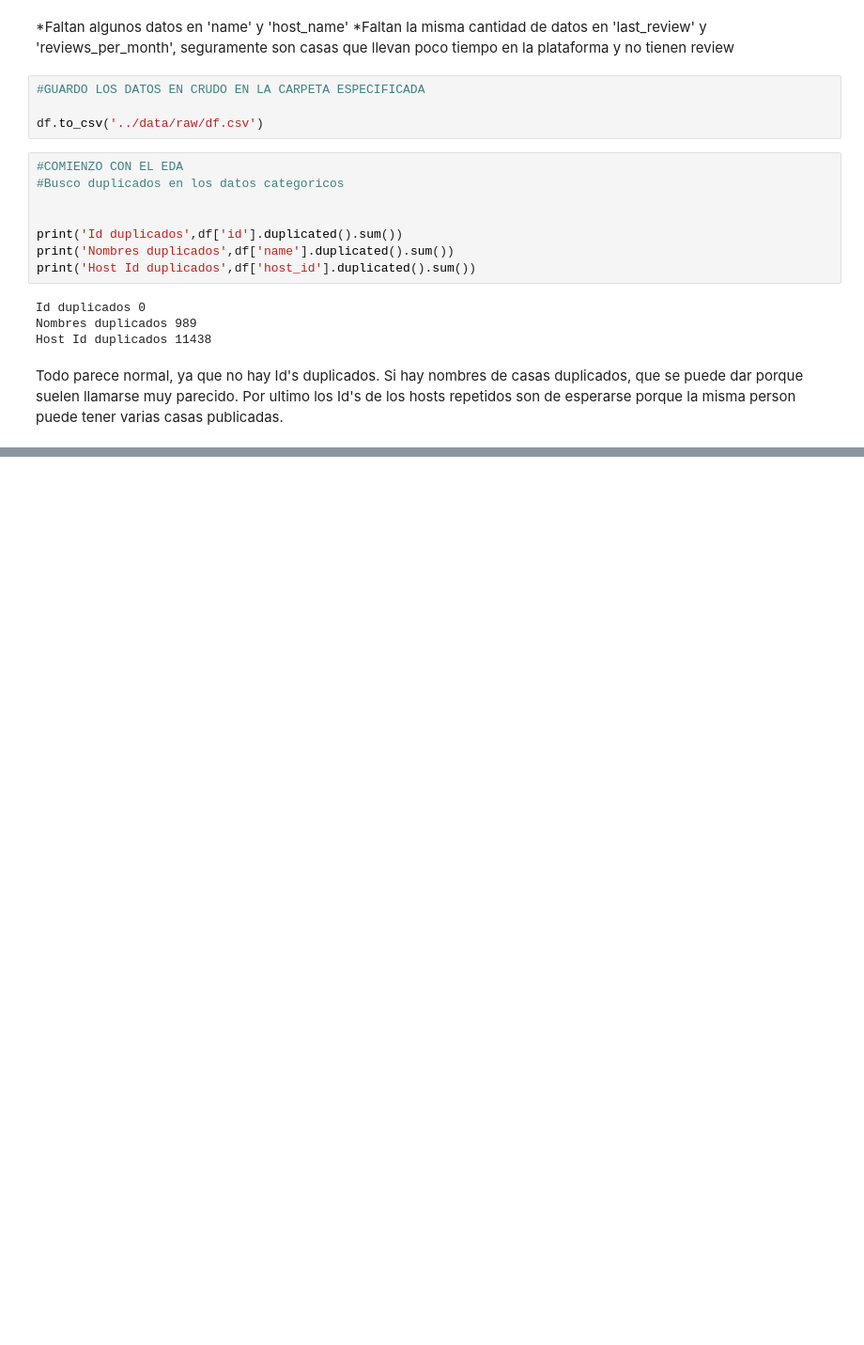
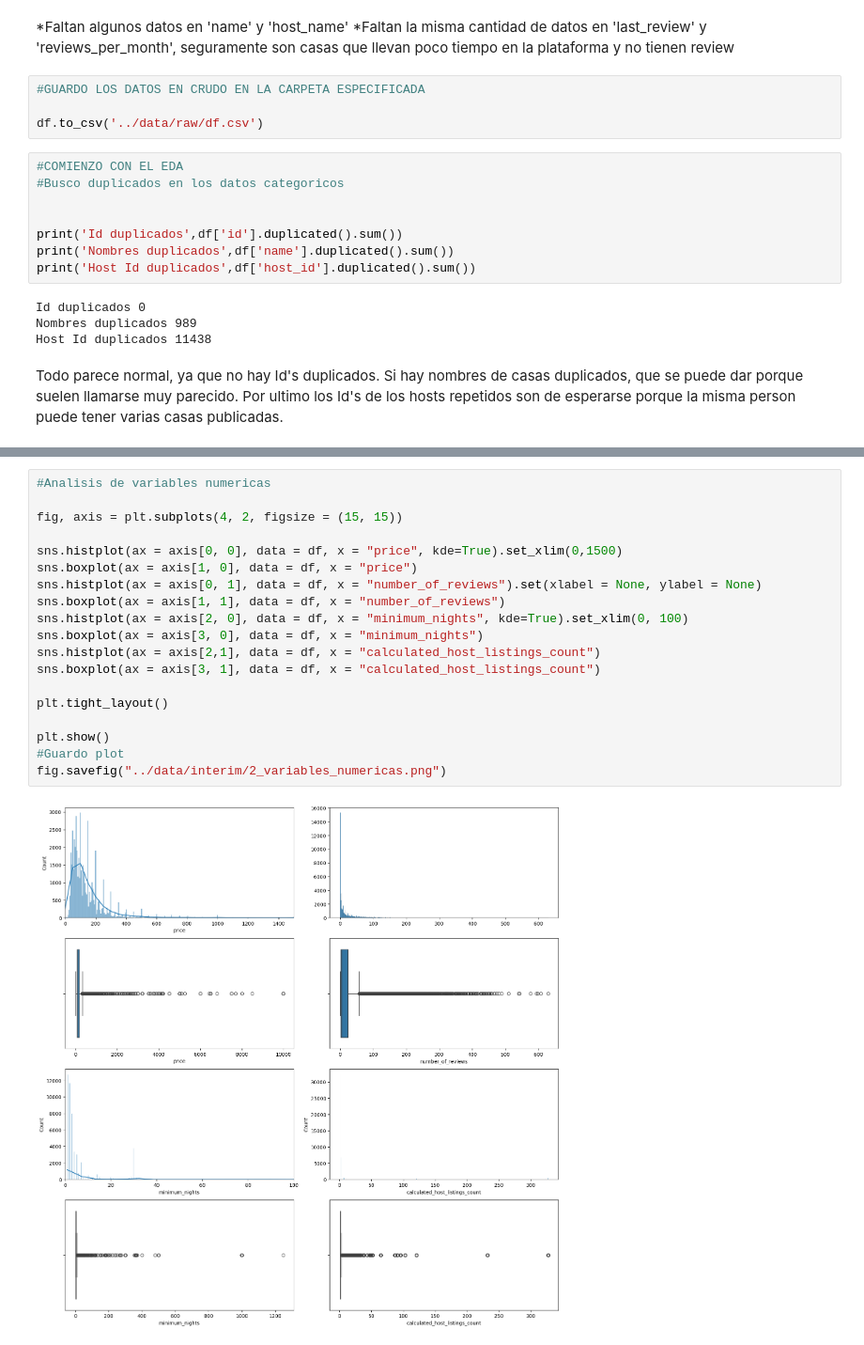
Before and after one commit to Lsiniestro/machine-learning-python-template, a Jupyter notebook: src/explore.ipynb, the cells around one changed output, grey strips where cells are left out. Shown at 94% size. Drawn from its saved outputs; the diff is of its cells as text; blank space fills up the shorter version.

```diff
--- a/src/explore.ipynb
+++ b/src/explore.ipynb
@@ -98,0 +95,21 @@ sns.histplot(ax = axis[1, 2], data = df, x = "price", kde=True).set_xlim(0,1500)
+# %%
+#Analisis de variables numericas
+
+fig, axis = plt.subplots(4, 2, figsize = (15, 15))
+
+sns.histplot(ax = axis[0, 0], data = df, x = "price", kde=True).set_xlim(0,1500)
+sns.boxplot(ax = axis[1, 0], data = df, x = "price")
+sns.histplot(ax = axis[0, 1], data = df, x = "number_of_reviews").set(xlabel = None, ylabel = None)
+sns.boxplot(ax = axis[1, 1], data = df, x = "number_of_reviews")
+sns.histplot(ax = axis[2, 0], data = df, x = "minimum_nights", kde=True).set_xlim(0, 100)
+sns.boxplot(ax = axis[3, 0], data = df, x = "minimum_nights")
+sns.histplot(ax = axis[2,1], data = df, x = "calculated_host_listings_count")
+sns.boxplot(ax = axis[3, 1], data = df, x = "calculated_host_listings_count")
+
+plt.tight_layout()
+
+plt.show()
+#Guardo plot
+fig.savefig("../data/interim/2_variables_numericas.png")
+# %% [output]
+[figure, added]
```
Also changed, not shown: parts of 36 cells of this notebook, 6 other files.
